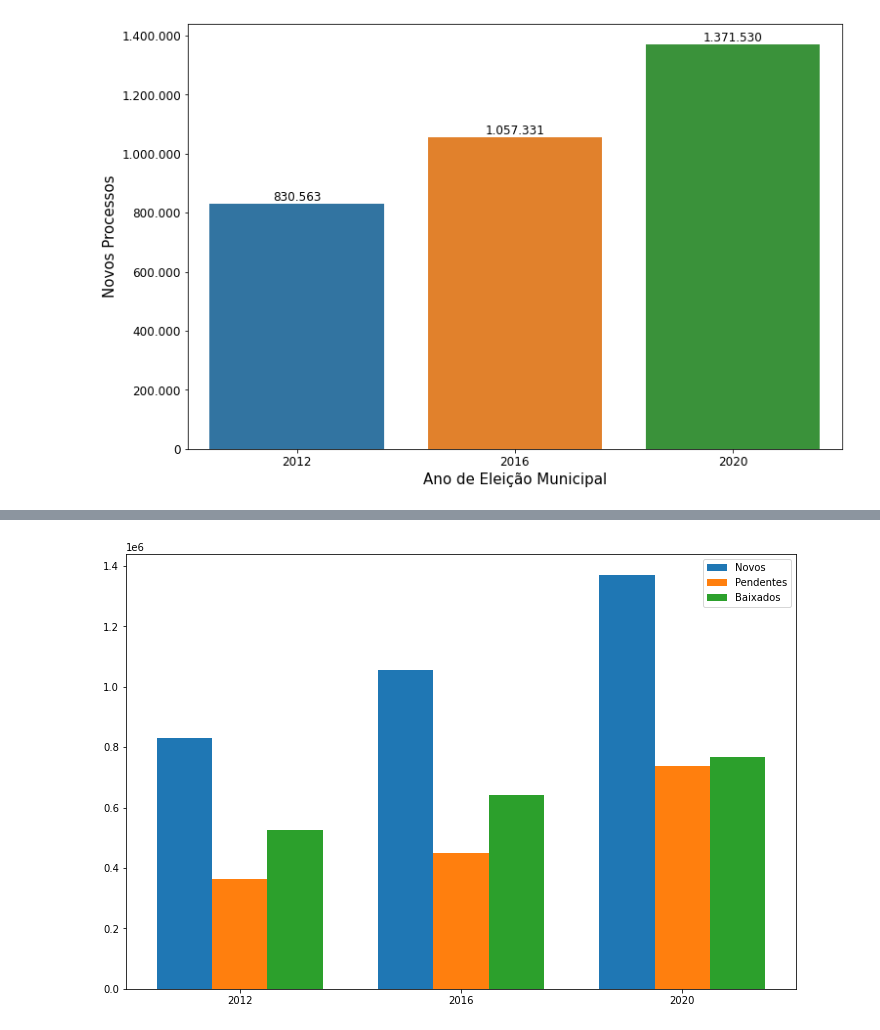
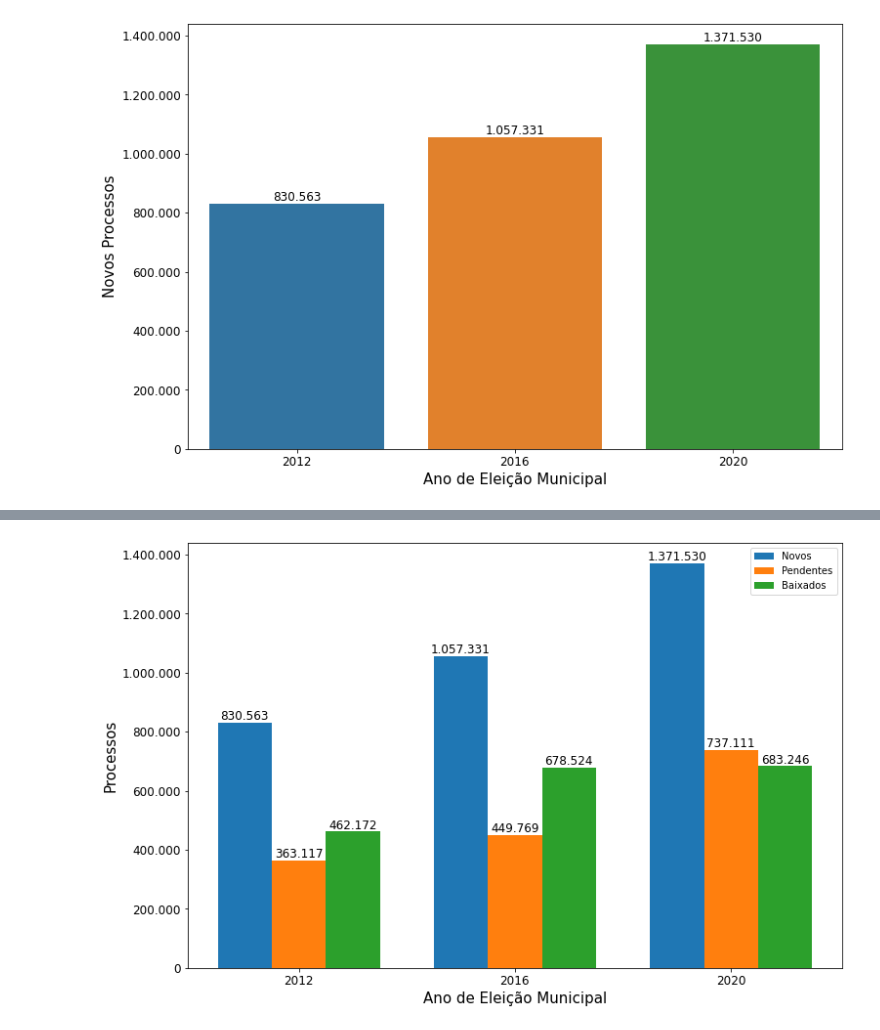
Before and after one commit to fabianumfalco/brazilian-electoral-justice-in-numbers, a Jupyter notebook: EDA_br_electoral_JusticeNumbers.ipynb, the cells around one changed output, grey strips where cells are left out. Cells and saved outputs as stored; diff of their text form; code cells hidden in the pictures.

Commit message:
display somo graphs indicators

```diff
--- a/EDA_br_electoral_JusticeNumbers.ipynb
+++ b/EDA_br_electoral_JusticeNumbers.ipynb
@@ -283,25 +236,45 @@ plt.show()
 # %%
-
-fig = plt.subplots(figsize =(12, 8))
+fig,ax = plt.subplots(figsize =(12, 8))
 barWidth = 0.25
 
 # Set position of bar on X axis
 br1 = np.arange(len(municipal_election_JN_sum.index))
 br2 = [x + barWidth for x in br1]
 br3 = [x + barWidth for x in br2]
 br4 = [x + barWidth for x in br3]
 
 plt.bar(br1, municipal_election_JN_sum.new_cases,width = barWidth, label='Novos')
 plt.bar(br2, municipal_election_JN_sum.pendent_cases,width = barWidth,label='Pendentes')
-plt.bar(br3, municipal_election_JN_sum.decisions_cases,width = barWidth,label='Baixados')
+plt.bar(br3, municipal_election_JN_sum.finished_cases,width = barWidth,label='Baixados')
 
 plt.xticks([r + barWidth for r in range(len(municipal_election_JN_sum.index))],
         ['2012', '2016', '2020'])
 
+# displays the data values in the graph
+ax.bar_label(ax.containers[0],labels=[f'{x:,.0f}'.replace(',','.') for x in ax.containers[0].datavalues],
+                size=12)
+ax.bar_label(ax.containers[1],labels=[f'{x:,.0f}'.replace(',','.') for x in ax.containers[1].datavalues],
+                size=12)
+ax.bar_label(ax.containers[2],labels=[f'{x:,.0f}'.replace(',','.') for x in ax.containers[2].datavalues],
+                size=12)
+
+ax.get_yaxis().set_major_formatter(tick.FuncFormatter(lambda x, p: format(int(x),',').replace(',','.')))
 
 plt.savefig("cases_municipal_elections.jpg",transparent = False)
 
+# Setting the x-acis label and its size
+plt.xlabel("Ano de Eleição Municipal", size=15)
+# changing the fontsize of xticks
+plt.xticks(fontsize=12)
+
+# Setting the y-axis label and its size
+plt.ylabel("Processos",size=15)
+# changing the fontsize of yticks
+plt.yticks(fontsize=12)
+
 plt.legend()
+
+plt.savefig("cases_municipal_elections.jpg",transparent = False)
 plt.show()
 # %% [output]
-[figure, old version]
+[figure, new version]
```
Also changed, not shown: parts of 14 cells of this notebook, 5 other files.
